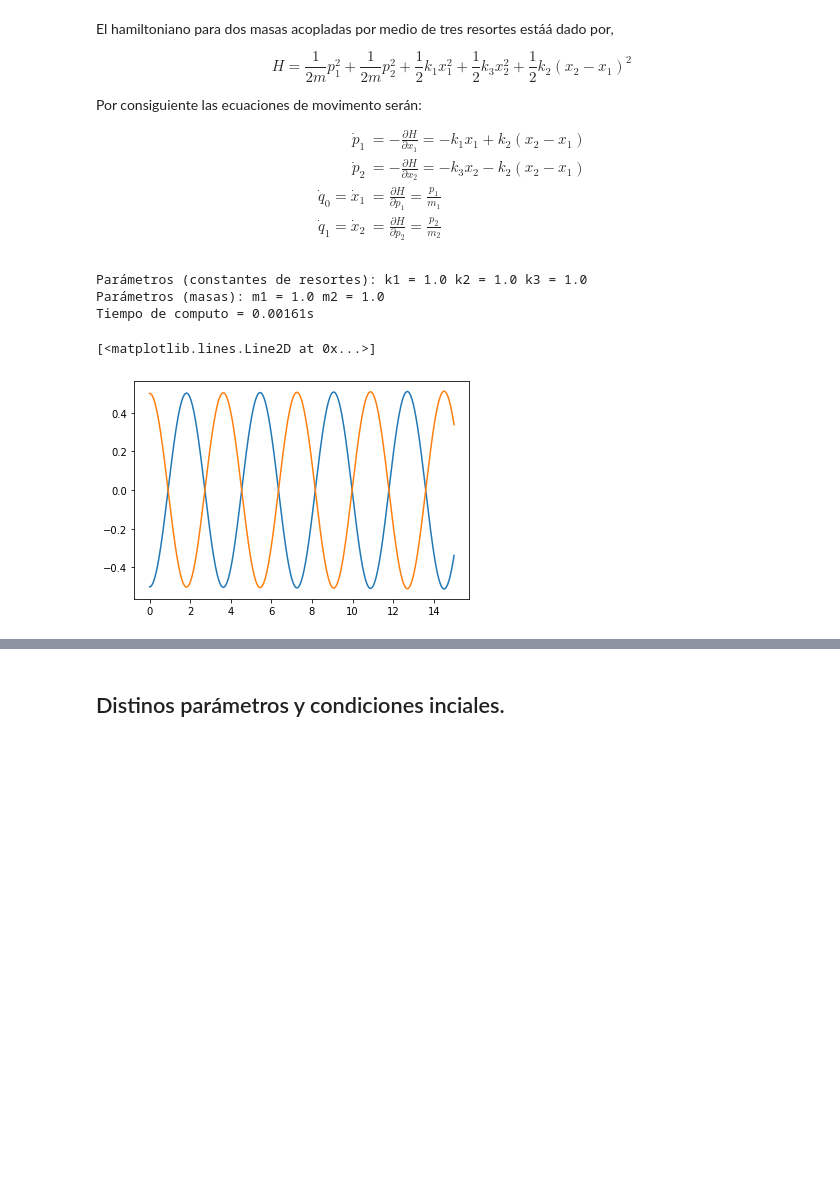
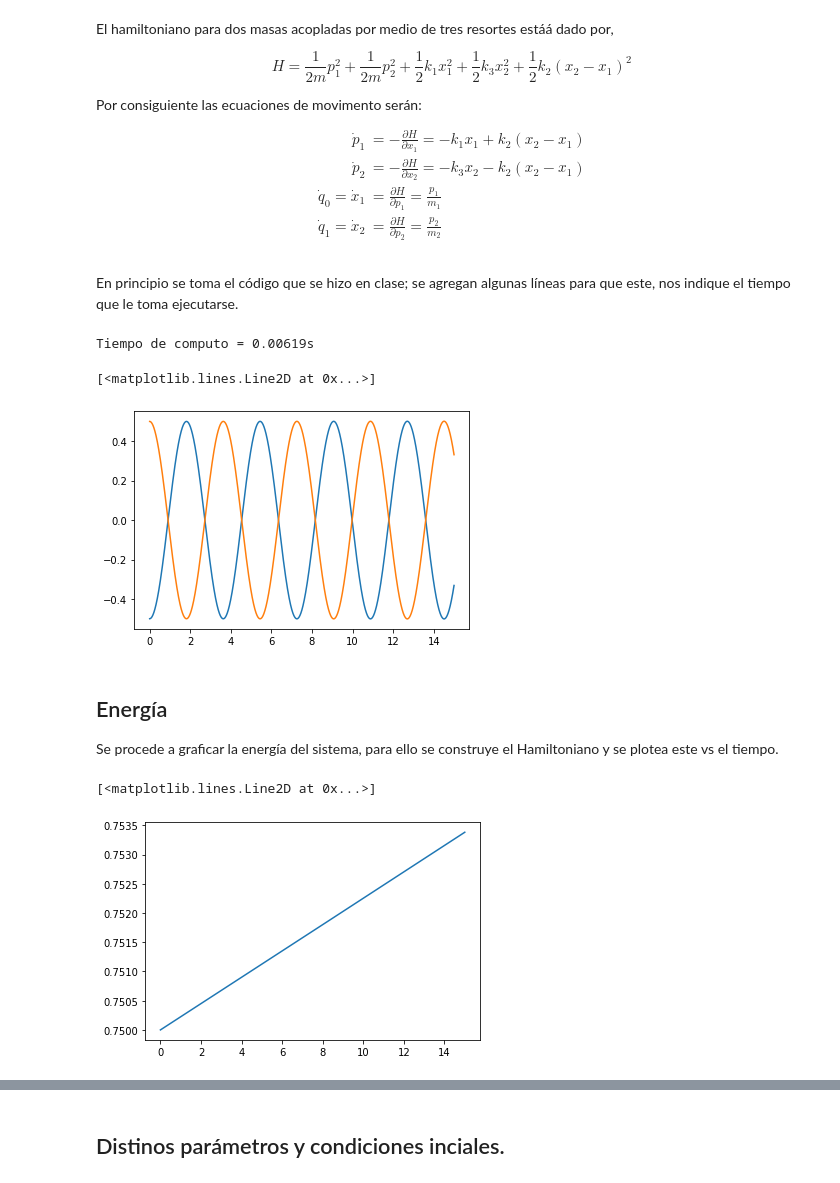
Before and after one commit to htapiagroup/oscilaciones-de-masas-acopladas-por-resortes-DavidRogelioMC, a Jupyter notebook: Tarea_MasasAcopladasResorte.ipynb, the cells around one changed output, grey strips where cells are left out. Drawn from its saved outputs; the diff is of its cells as text; code cells hidden in the pictures; blank space fills up the shorter version.

```diff
--- a/Tarea_MasasAcopladasResorte.ipynb
+++ b/Tarea_MasasAcopladasResorte.ipynb
@@ -15,6 +21,8 @@ Por consiguiente las ecuaciones de movimento serán:
 import numpy as np
 import matplotlib.pyplot as plt
 import time
+# %% [markdown]
+En principio se toma el código que se hizo en clase; se agregan algunas líneas para que este, nos indique el tiempo que le toma ejecutarse.
 # %%
 k1 = 1.0
 k2 = 1.0
@@ -60,13 +66,22 @@ def campo_vectorial(f, t, y_0, dt):
 def Q_dot_t(t,y):
     return Q_Dot(y)
 # %%
-t, Q_Traj = campo_vectorial(Q_dot_t,[0,15],[-0.5,0.5,0.,0],0.001)
+t, Q_Traj = campo_vectorial(Q_dot_t,[0,15],[-0.5,0.5,0.,0],0.0001)
 
 plt.plot(t,Q_Traj[:,0])
 plt.plot(t,Q_Traj[:,1])
 # %% [output]
-Parámetros (constantes de resortes): k1 = 1.0 k2 = 1.0 k3 = 1.0
-Parámetros (masas): m1 = 1.0 m2 = 1.0
-Tiempo de computo = 0.00161s
+Tiempo de computo = 0.00619s
 [<matplotlib.lines.Line2D at 0x...>]
 [figure]
+# %% [markdown]
+## Energía
+
+Se procede a graficar la energía del sistema, para ello se construye el Hamiltoniano y se plotea este vs el tiempo.
+# %%
+H = np.zeros((Q_Traj.shape[0],1))
+H[:,0] = (1/2)*(Q_Traj[:,2]**2/m1 + Q_Traj[:,2]**2/m2 + k1*Q_Traj[:,0]**2 + k3*Q_Traj[:,1]**2 + k2*(Q_Traj[:,1] - Q_Traj[:,0])**2)
+plt.plot(t,H[:,0])
+# %% [output]
+[<matplotlib.lines.Line2D at 0x...>]
+[figure, added]
```
Also changed, not shown: parts of 28 cells of this notebook.
